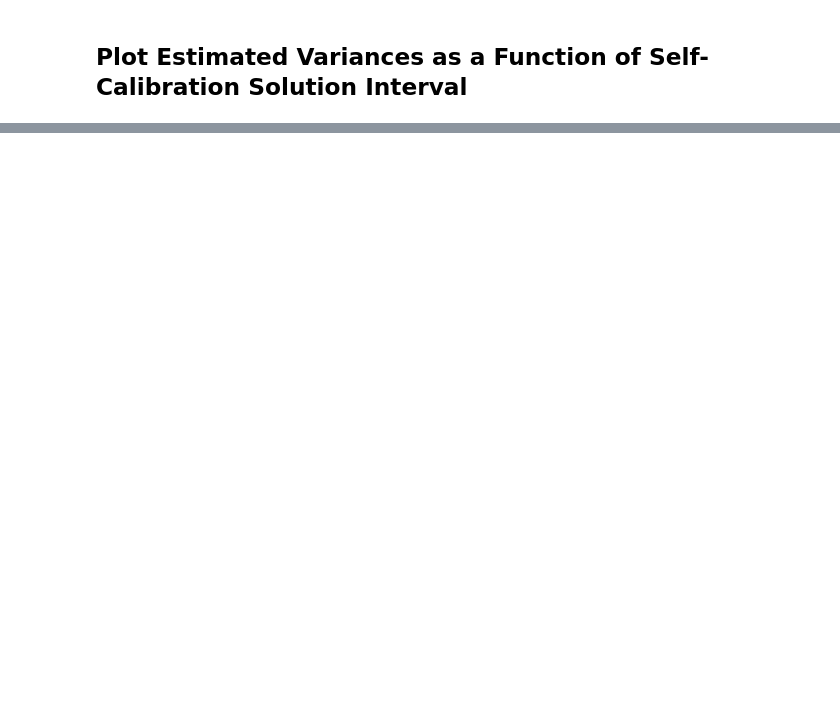
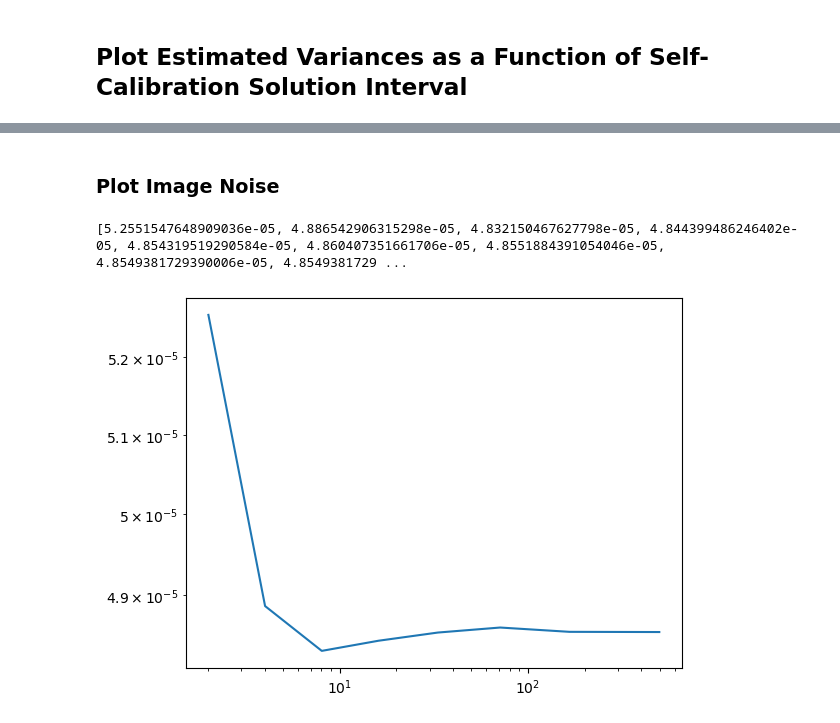
Before and after one commit to pm-keller/qsoimg, a Jupyter notebook: nbooks/solint.ipynb, the cells around one changed output, grey strips where cells are left out. Cells and saved outputs as stored; diff of their text form; code cells hidden in the pictures; blank space fills up the shorter version.

```diff
--- a/nbooks/solint.ipynb
+++ b/nbooks/solint.ipynb
@@ -295,0 +370,29 @@ plt.legend(loc=3)
+# %%
+target_coord_str = "10:48:45.07 46:37:18.55"
+
+images = []
+mads = []
+
+for tself in [2, 4, 8, 16, 32, 64, 128, 256, 512]:
+    imfits = f"/rds/user/pmk46/hpc-work/19A-056/imaging/QSO-{qsoname}/clean/QSO-{qsoname}-selfcal-{tself}s.im-MFS-image.fits"
+    hdu = fits.open(imfits)[0]
+
+    pc = get_target_pixel(hdu, target_coord_str)[[0, 1]]
+    image_data = hdu.data[0, 0]
+
+    im = get_cutout(image_data, 512, pc)
+
+    images.append(im)
+    mads.append(1.4826 * np.nanmedian(np.abs(im - np.nanmedian(im))))
+# %% [markdown]
+### Plot Image Noise
+# %%
+solints = [2, 4, 8, 16, 32, 64, 128, 256, 512]
+solints = (ttot + 2) / (ttot // solints)
+print(mads)
+plt.plot(solints, mads)
+plt.xscale("log")
+plt.yscale("log")
+# %% [output]
+[5.2551547648909036e-05, 4.886542906315298e-05, 4.832150467627798e-05, 4.844399486246402e-05, 4.854319519290584e-05, 4.860407351661706e-05, 4.8551884391054046e-05, 4.8549381729390006e-05, 4.8549381729 ...
+[figure, added]
```
Also changed, not shown: parts of 15 cells of this notebook, 1 other file.
